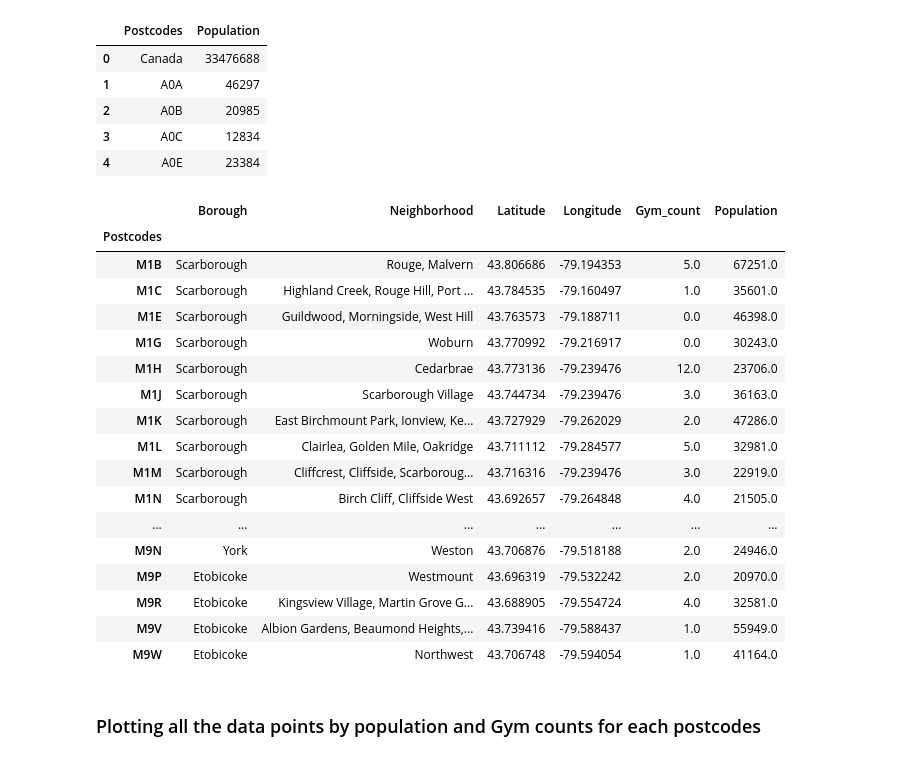
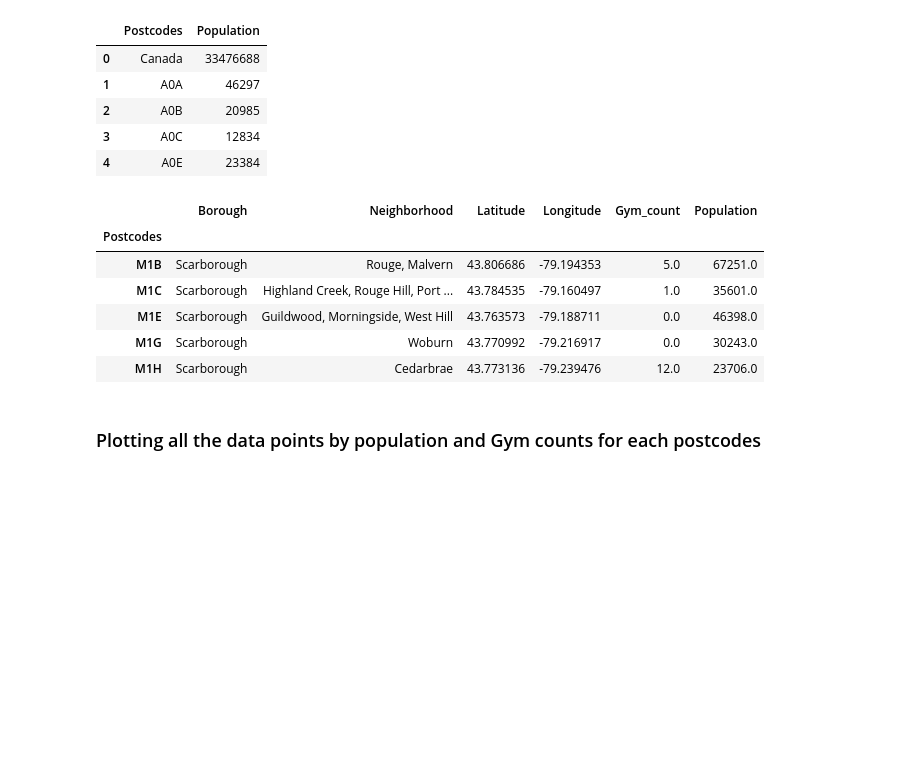
Before and after one commit to aviro092/Capstone, a Jupyter notebook: DS_Clustering.ipynb, the cells around one changed output. Drawn from its saved outputs; the diff is of its cells as text; code cells hidden in the pictures; blank space fills up the shorter version.

```diff
--- a/DS_Clustering.ipynb
+++ b/DS_Clustering.ipynb
@@ -315,26 +249,15 @@ df_data_3.head()
 # %%
 df_toronto = df_final.set_index('Postcodes').join(df_data_3.set_index('Postcodes'))
 # %%
-df_toronto
+df_toronto.head()
 # %% [output]
 |  | Borough | Neighborhood | Latitude | Longitude | Gym_count | Population |
 | Postcodes |  |  |  |  |  |  |
 | M1B | Scarborough | Rouge, Malvern | 43.806686 | -79.194353 | 5.0 | 67251.0 |
 | M1C | Scarborough | Highland Creek, Rouge Hill, Port ... | 43.784535 | -79.160497 | 1.0 | 35601.0 |
 | M1E | Scarborough | Guildwood, Morningside, West Hill | 43.763573 | -79.188711 | 0.0 | 46398.0 |
 | M1G | Scarborough | Woburn | 43.770992 | -79.216917 | 0.0 | 30243.0 |
 | M1H | Scarborough | Cedarbrae | 43.773136 | -79.239476 | 12.0 | 23706.0 |
-| M1J | Scarborough | Scarborough Village | 43.744734 | -79.239476 | 3.0 | 36163.0 |
-| M1K | Scarborough | East Birchmount Park, Ionview, Ke... | 43.727929 | -79.262029 | 2.0 | 47286.0 |
-| M1L | Scarborough | Clairlea, Golden Mile, Oakridge | 43.711112 | -79.284577 | 5.0 | 32981.0 |
-| M1M | Scarborough | Cliffcrest, Cliffside, Scarboroug... | 43.716316 | -79.239476 | 3.0 | 22919.0 |
-| M1N | Scarborough | Birch Cliff, Cliffside West | 43.692657 | -79.264848 | 4.0 | 21505.0 |
-| ... | ... | ... | ... | ... | ... | ... |
-| M9N | York | Weston | 43.706876 | -79.518188 | 2.0 | 24946.0 |
-| M9P | Etobicoke | Westmount | 43.696319 | -79.532242 | 2.0 | 20970.0 |
-| M9R | Etobicoke | Kingsview Village, Martin Grove G... | 43.688905 | -79.554724 | 4.0 | 32581.0 |
-| M9V | Etobicoke | Albion Gardens, Beaumond Heights,... | 43.739416 | -79.588437 | 1.0 | 55949.0 |
-| M9W | Etobicoke | Northwest | 43.706748 | -79.594054 | 1.0 | 41164.0 |
 # %% [markdown]
 ### Plotting all the data points by population and Gym counts for each postcodes
 # %%
```
Also changed, not shown: parts of 13 cells of this notebook.
